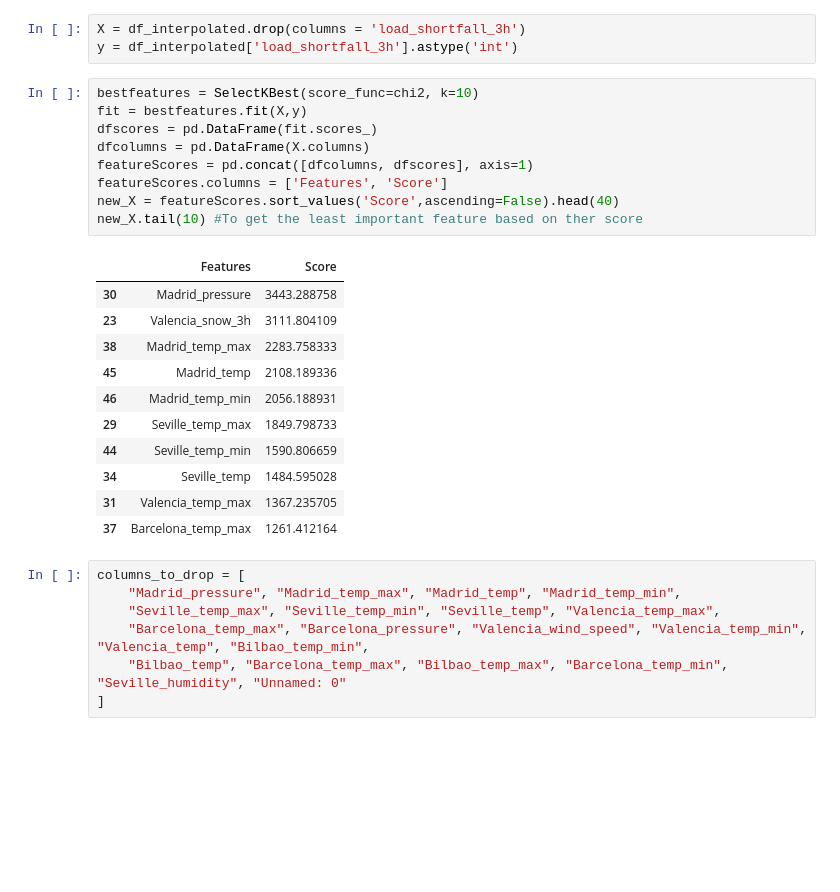
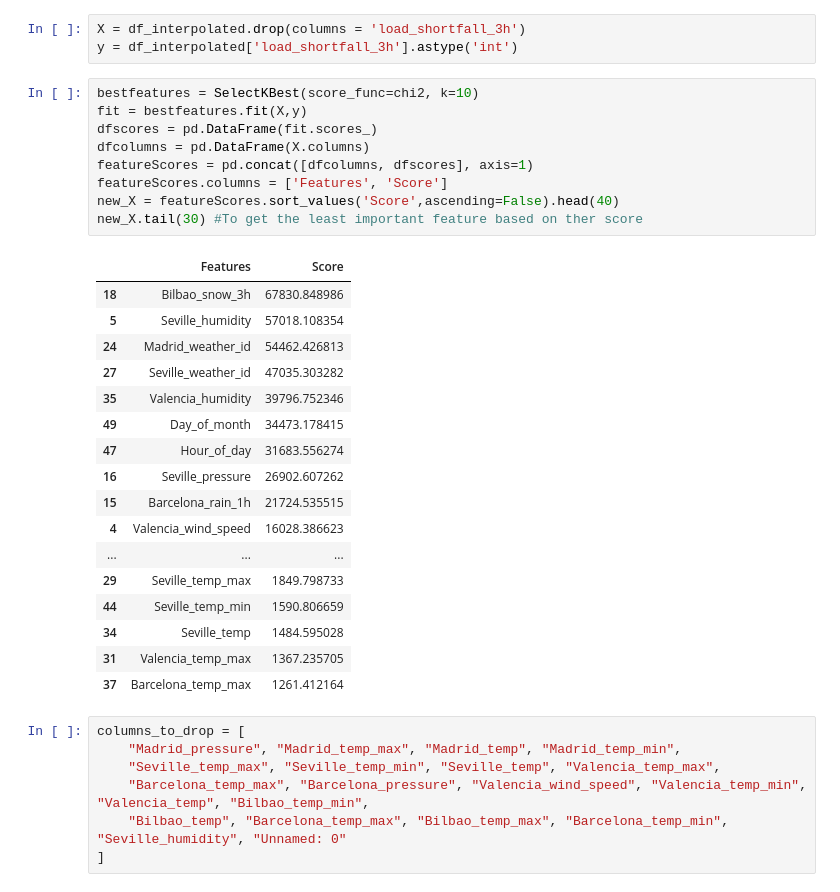
Before and after one commit to Marcel3333/TimeSeriesAnalysisProject, a Jupyter notebook: starter-notebook.ipynb, the cells around one changed output. Cells and saved outputs as stored; diff of their text form; blank space fills up the shorter version.

```diff
--- a/starter-notebook.ipynb
+++ b/starter-notebook.ipynb
@@ -246,19 +258,25 @@ y = df_interpolated['load_shortfall_3h'].astype('int')
 # %%
 bestfeatures = SelectKBest(score_func=chi2, k=10)
 fit = bestfeatures.fit(X,y)
 dfscores = pd.DataFrame(fit.scores_)
 dfcolumns = pd.DataFrame(X.columns)
 featureScores = pd.concat([dfcolumns, dfscores], axis=1)
 featureScores.columns = ['Features', 'Score']
 new_X = featureScores.sort_values('Score',ascending=False).head(40)
-new_X.tail(10) #To get the least important feature based on ther score
+new_X.tail(30) #To get the least important feature based on ther score
 # %% [output]
 |  | Features | Score |
-| 30 | Madrid_pressure | 3443.288758 |
-| 23 | Valencia_snow_3h | 3111.804109 |
-| 38 | Madrid_temp_max | 2283.758333 |
-| 45 | Madrid_temp | 2108.189336 |
-| 46 | Madrid_temp_min | 2056.188931 |
+| 18 | Bilbao_snow_3h | 67830.848986 |
+| 5 | Seville_humidity | 57018.108354 |
+| 24 | Madrid_weather_id | 54462.426813 |
+| 27 | Seville_weather_id | 47035.303282 |
+| 35 | Valencia_humidity | 39796.752346 |
+| 49 | Day_of_month | 34473.178415 |
+| 47 | Hour_of_day | 31683.556274 |
+| 16 | Seville_pressure | 26902.607262 |
+| 15 | Barcelona_rain_1h | 21724.535515 |
+| 4 | Valencia_wind_speed | 16028.386623 |
+| ... | ... | ... |
 | 29 | Seville_temp_max | 1849.798733 |
 | 44 | Seville_temp_min | 1590.806659 |
 | 34 | Seville_temp | 1484.595028 |
```
Also changed, not shown: parts of 22 cells of this notebook.
